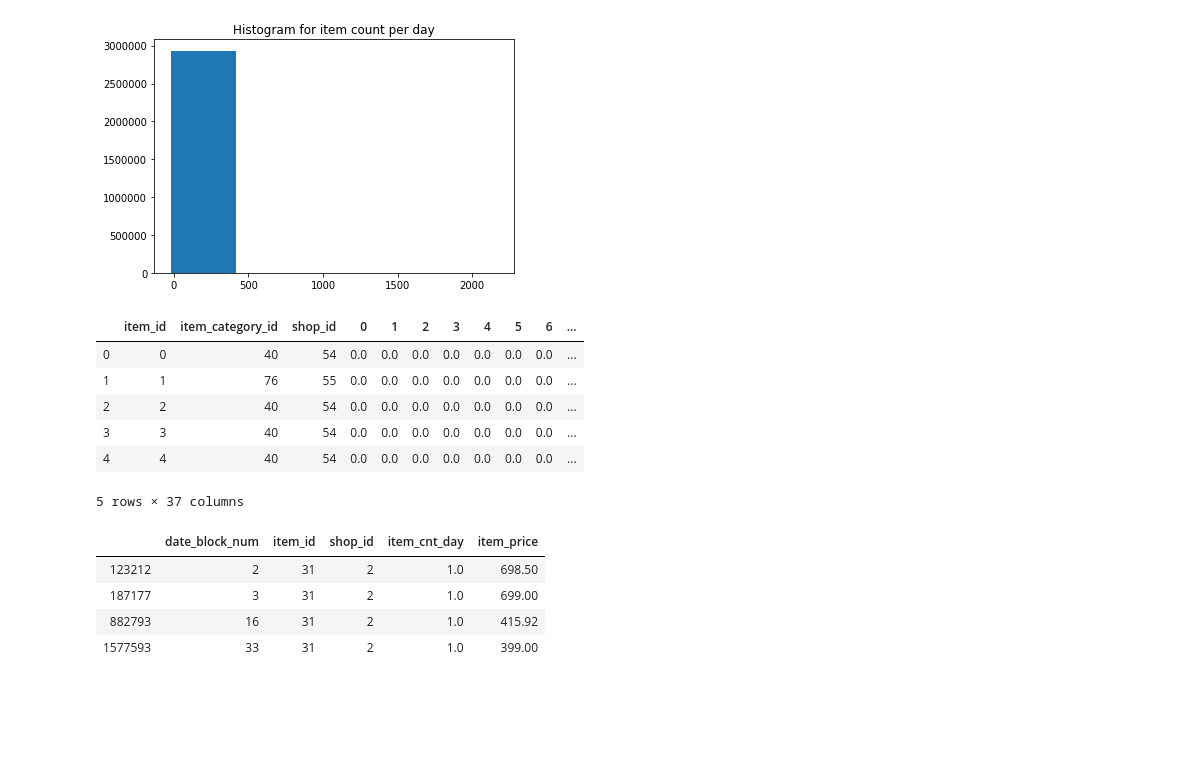
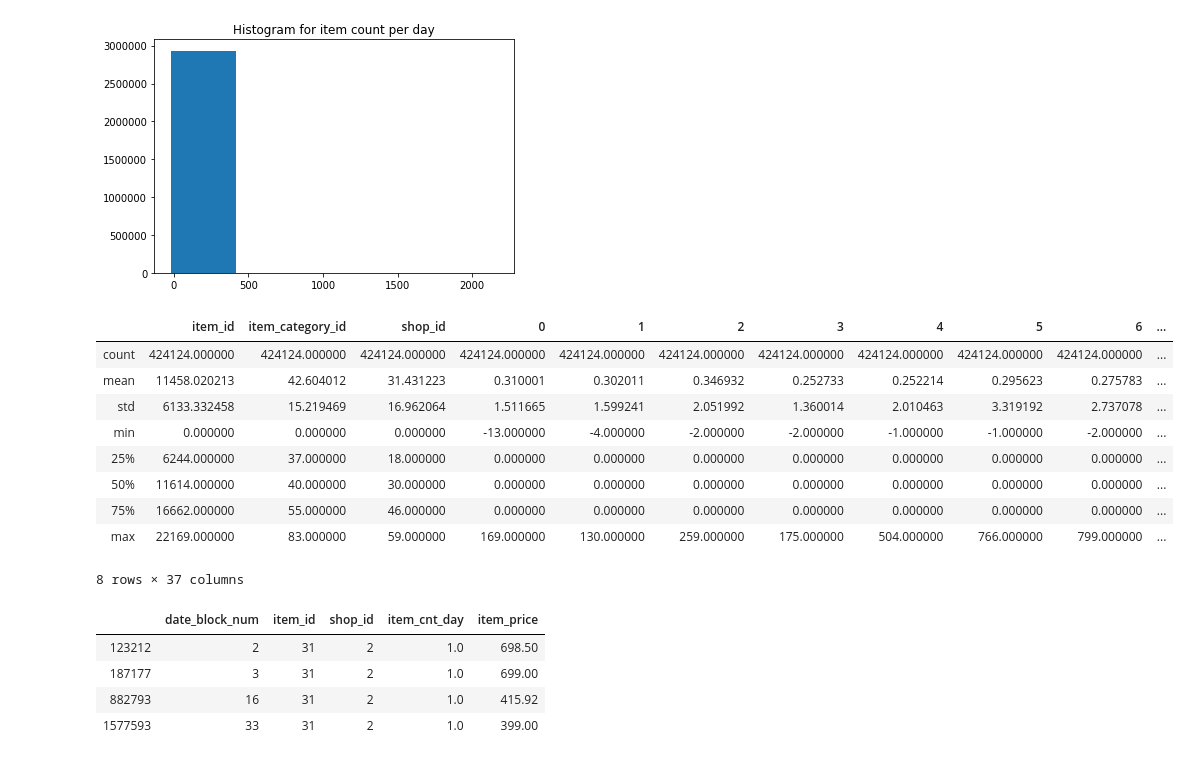
Before and after one commit to bmp0924/Predict-Future-Sales, a Jupyter notebook: Neural Model.ipynb, the cells around one changed output. Saved outputs shown, nothing was run; the diff lists cells and outputs as text; code cells hidden in the pictures; blank space fills up the shorter version.

```diff
--- a/Neural Model.ipynb
+++ b/Neural Model.ipynb
@@ -86,31 +86,34 @@ train = train.loc[(train.item_cnt_day < 669)]
 # %%
 data = train.groupby(['date_block_num','item_id','shop_id']).sum().reset_index()
 # print(data)
 data = data[['date_block_num','item_id','shop_id','item_cnt_day','item_price']]
 item_catigories = item_catigories[['item_id','item_category_id']]
 
 # data.head(10)
 
 table = pd.pivot_table(data, values='item_cnt_day', index=['item_id', 'shop_id'],
                         columns=['date_block_num'], aggfunc=np.sum).reset_index()
 
 table = table.fillna(0)
 
 # data_form = table
 data_form = item_catigories.merge(table, on = ['item_id'], how = 'inner')
 
 pd.merge(data_form,test, on = ['item_id'], how = 'left')
 
 data_form = data_form.fillna(0)
-data_form.head()
+data_form.describe()
 # %% [output]
 |  | item_id | item_category_id | shop_id | 0 | 1 | 2 | 3 | 4 | 5 | 6 | ... |
-| 0 | 0 | 40 | 54 | 0.0 | 0.0 | 0.0 | 0.0 | 0.0 | 0.0 | 0.0 | ... |
-| 1 | 1 | 76 | 55 | 0.0 | 0.0 | 0.0 | 0.0 | 0.0 | 0.0 | 0.0 | ... |
-| 2 | 2 | 40 | 54 | 0.0 | 0.0 | 0.0 | 0.0 | 0.0 | 0.0 | 0.0 | ... |
-| 3 | 3 | 40 | 54 | 0.0 | 0.0 | 0.0 | 0.0 | 0.0 | 0.0 | 0.0 | ... |
-| 4 | 4 | 40 | 54 | 0.0 | 0.0 | 0.0 | 0.0 | 0.0 | 0.0 | 0.0 | ... |
+| count | 424124.000000 | 424124.000000 | 424124.000000 | 424124.000000 | 424124.000000 | 424124.000000 | 424124.000000 | 424124.000000 | 424124.000000 | 424124.000000 | ... |
+| mean | 11458.020213 | 42.604012 | 31.431223 | 0.310001 | 0.302011 | 0.346932 | 0.252733 | 0.252214 | 0.295623 | 0.275783 | ... |
+| std | 6133.332458 | 15.219469 | 16.962064 | 1.511665 | 1.599241 | 2.051992 | 1.360014 | 2.010463 | 3.319192 | 2.737078 | ... |
+| min | 0.000000 | 0.000000 | 0.000000 | -13.000000 | -4.000000 | -2.000000 | -2.000000 | -1.000000 | -1.000000 | -2.000000 | ... |
+| 25% | 6244.000000 | 37.000000 | 18.000000 | 0.000000 | 0.000000 | 0.000000 | 0.000000 | 0.000000 | 0.000000 | 0.000000 | ... |
+| 50% | 11614.000000 | 40.000000 | 30.000000 | 0.000000 | 0.000000 | 0.000000 | 0.000000 | 0.000000 | 0.000000 | 0.000000 | ... |
+| 75% | 16662.000000 | 55.000000 | 46.000000 | 0.000000 | 0.000000 | 0.000000 | 0.000000 | 0.000000 | 0.000000 | 0.000000 | ... |
+| max | 22169.000000 | 83.000000 | 59.000000 | 169.000000 | 130.000000 | 259.000000 | 175.000000 | 504.000000 | 766.000000 | 799.000000 | ... |
-5 rows × 37 columns
+8 rows × 37 columns
 # %%
 data.loc[(data['date_block_num'] > 1) & (data['shop_id'] == 2) & (data['item_id'] == 31)]
 # %% [output]
```
Also changed, not shown: parts of 3 cells of this notebook, 1 other file.
